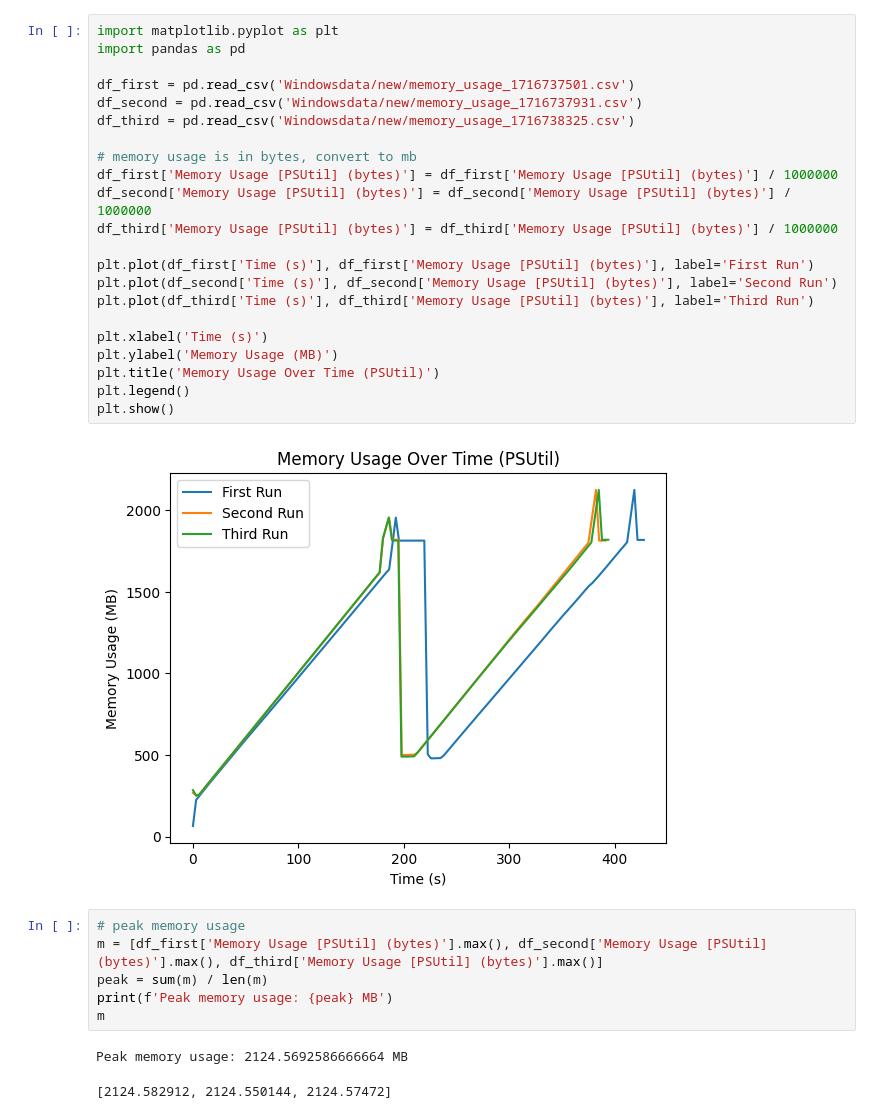
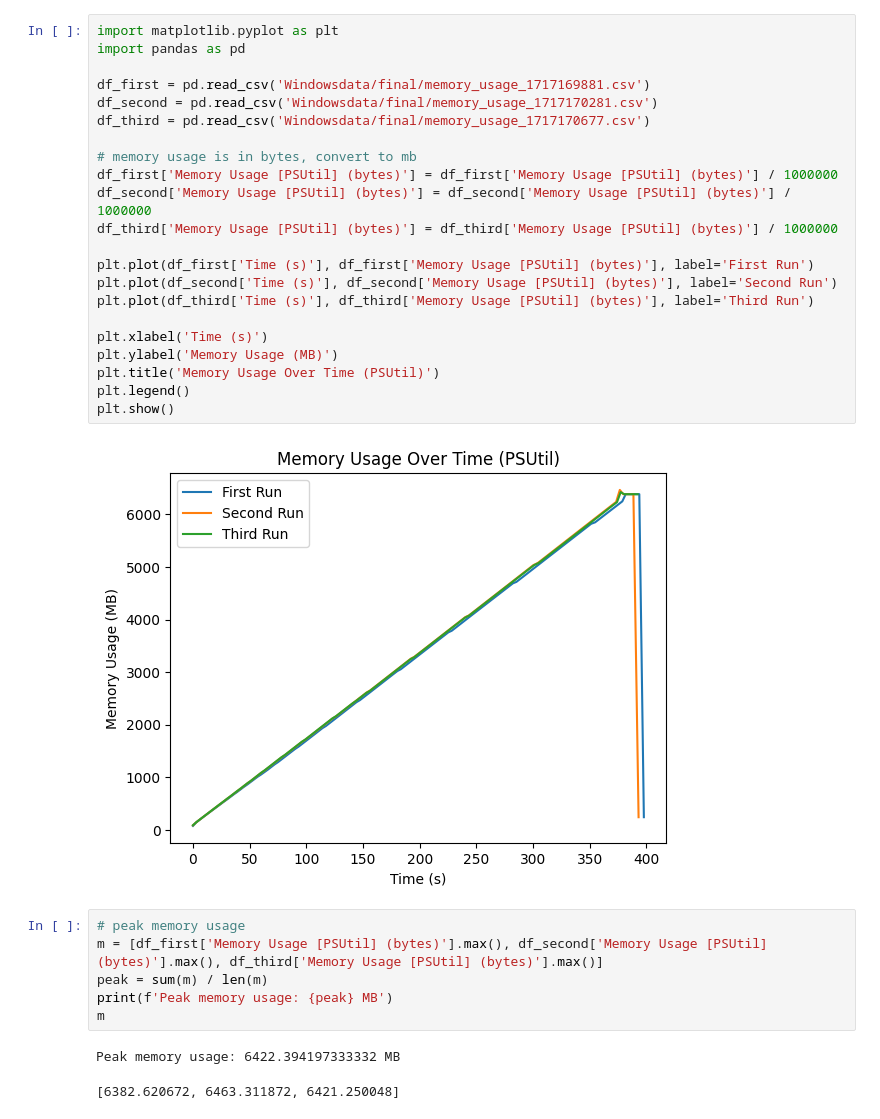
Before and after one commit to kilianbartz/hetcomp, a Jupyter notebook: Aufgabe1/plot_win.ipynb, the cells around one changed output. Cells and saved outputs as stored; diff of their text form.

```diff
--- a/Aufgabe1/plot_win.ipynb
+++ b/Aufgabe1/plot_win.ipynb
@@ -1,27 +1,27 @@
 # %%
 import matplotlib.pyplot as plt
 import pandas as pd
 
-df_first = pd.read_csv('Windowsdata/new/memory_usage_1716737501.csv')
-df_second = pd.read_csv('Windowsdata/new/memory_usage_1716737931.csv')
-df_third = pd.read_csv('Windowsdata/new/memory_usage_1716738325.csv')
+df_first = pd.read_csv('Windowsdata/final/memory_usage_1717169881.csv')
+df_second = pd.read_csv('Windowsdata/final/memory_usage_1717170281.csv')
+df_third = pd.read_csv('Windowsdata/final/memory_usage_1717170677.csv')
 
 # memory usage is in bytes, convert to mb
 df_first['Memory Usage [PSUtil] (bytes)'] = df_first['Memory Usage [PSUtil] (bytes)'] / 1000000
 df_second['Memory Usage [PSUtil] (bytes)'] = df_second['Memory Usage [PSUtil] (bytes)'] / 1000000
 df_third['Memory Usage [PSUtil] (bytes)'] = df_third['Memory Usage [PSUtil] (bytes)'] / 1000000
 
 plt.plot(df_first['Time (s)'], df_first['Memory Usage [PSUtil] (bytes)'], label='First Run')
 plt.plot(df_second['Time (s)'], df_second['Memory Usage [PSUtil] (bytes)'], label='Second Run')
 plt.plot(df_third['Time (s)'], df_third['Memory Usage [PSUtil] (bytes)'], label='Third Run')
 
 plt.xlabel('Time (s)')
 plt.ylabel('Memory Usage (MB)')
 plt.title('Memory Usage Over Time (PSUtil)')
 plt.legend()
 plt.show()
 # %% [output]
-[figure, old version]
+[figure, new version]
 # %%
 # peak memory usage
 m = [df_first['Memory Usage [PSUtil] (bytes)'].max(), df_second['Memory Usage [PSUtil] (bytes)'].max(), df_third['Memory Usage [PSUtil] (bytes)'].max()]
@@ -29,8 +29,8 @@ peak = sum(m) / len(m)
 print(f'Peak memory usage: {peak} MB')
 m
 # %% [output]
-Peak memory usage: 2124.5692586666664 MB
+Peak memory usage: 6422.394197333332 MB
-[2124.582912, 2124.550144, 2124.57472]
+[6382.620672, 6463.311872, 6421.250048]
 # %%
 # starting usage
 starts = [df_first['Memory Usage [PSUtil] (bytes)'][0], df_second['Memory Usage [PSUtil] (bytes)'][0], df_third['Memory Usage [PSUtil] (bytes)'][0]]
```
Also changed, not shown: parts of 1 cell of this notebook, 6 other files.
